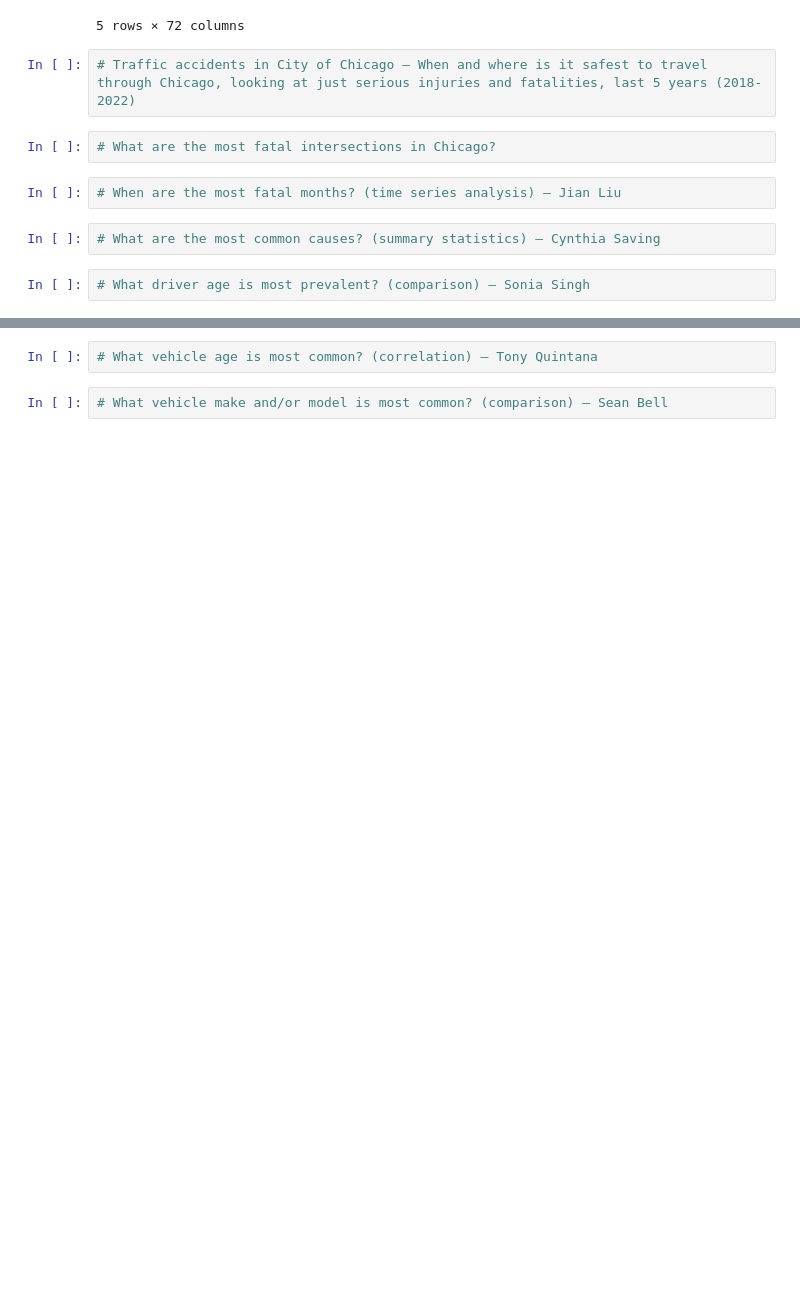
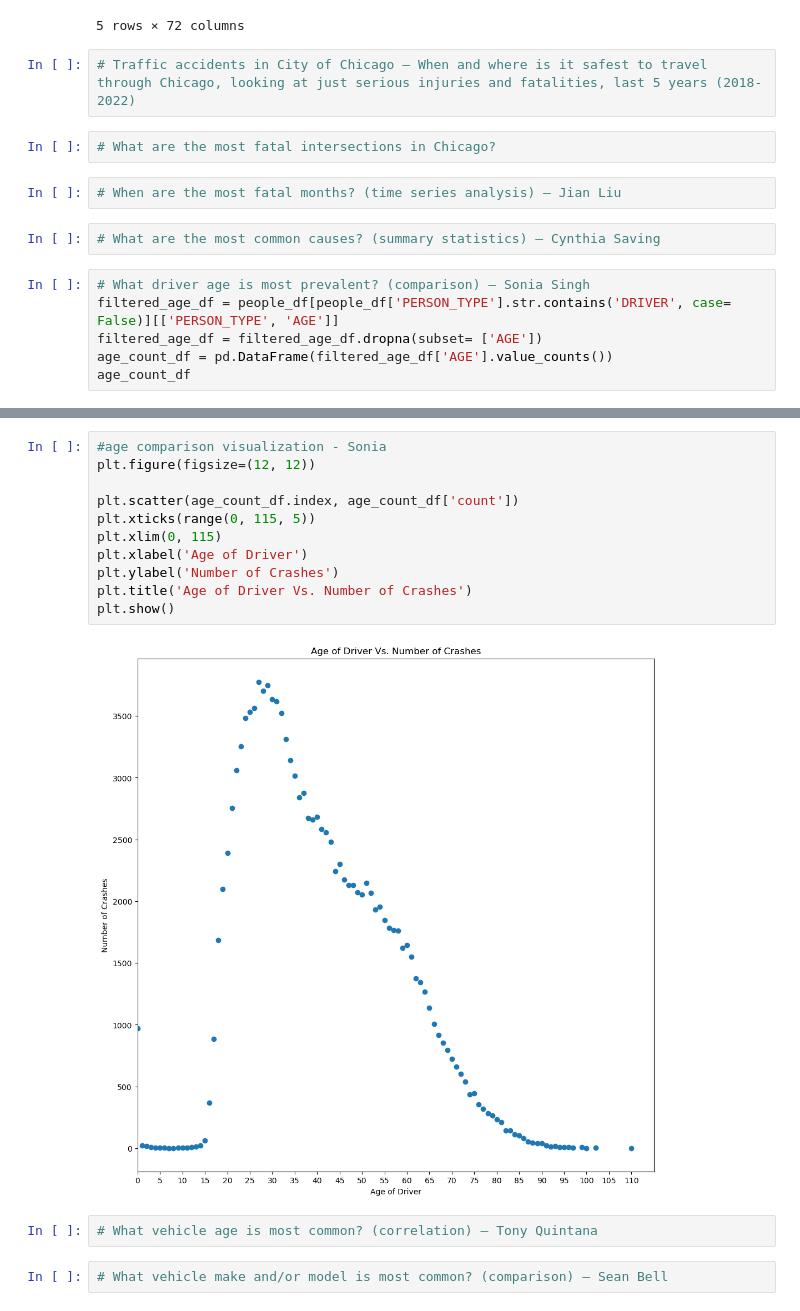
Before and after one commit to NWSBB426/chicago_traffic_crashes, a Jupyter notebook: chicago_traffic_crashes.ipynb, the cells around one changed output, grey strips where cells are left out. Saved outputs shown, nothing was run; the diff lists cells and outputs as text; blank space fills up the shorter version.

Commit message:
sonias finished analysis

```diff
--- a/chicago_traffic_crashes.ipynb
+++ b/chicago_traffic_crashes.ipynb
@@ -116,3 +117,7 @@ vehicles_df.head()
 # What are the most common causes? (summary statistics) – Cynthia Saving
 # %%
 # What driver age is most prevalent? (comparison) – Sonia Singh
+filtered_age_df = people_df[people_df['PERSON_TYPE'].str.contains('DRIVER', case= False)][['PERSON_TYPE', 'AGE']]
+filtered_age_df = filtered_age_df.dropna(subset= ['AGE'])
+age_count_df = pd.DataFrame(filtered_age_df['AGE'].value_counts())
+age_count_df
@@ -119,3 +139,16 @@ vehicles_df.head()
+# %%
+#age comparison visualization - Sonia
+plt.figure(figsize=(12, 12))
+
+plt.scatter(age_count_df.index, age_count_df['count'])
+plt.xticks(range(0, 115, 5))
+plt.xlim(0, 115)
+plt.xlabel('Age of Driver')
+plt.ylabel('Number of Crashes')
+plt.title('Age of Driver Vs. Number of Crashes')
+plt.show()
+# %% [output]
+[figure, added]
 # %%
 # What vehicle age is most common? (correlation) – Tony Quintana
 # %%
```
Also changed, not shown: parts of 2 cells of this notebook, 1 other file.
